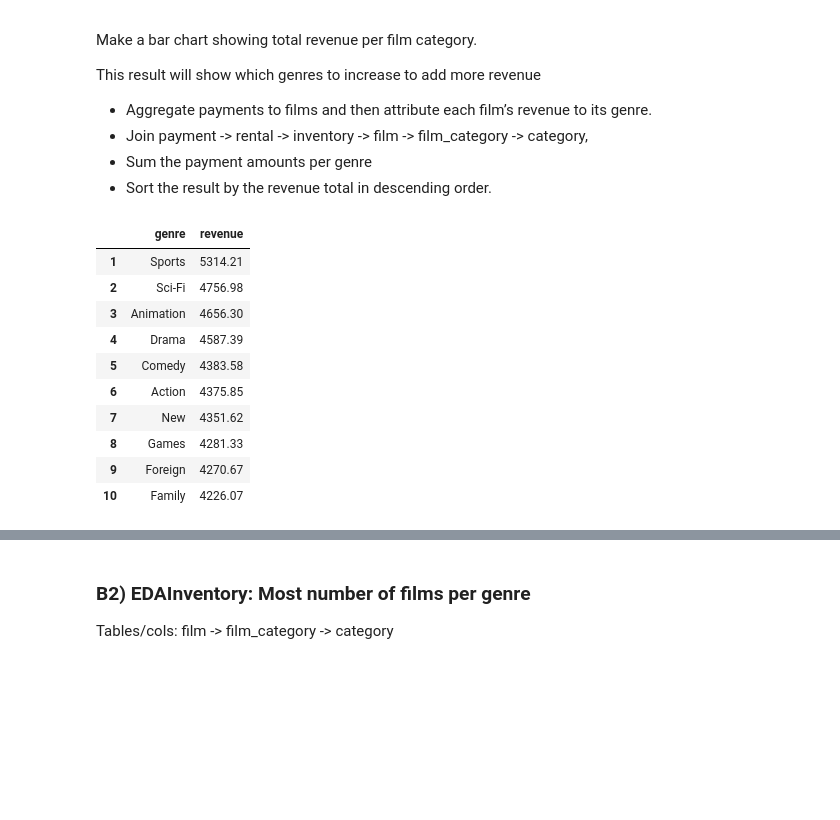
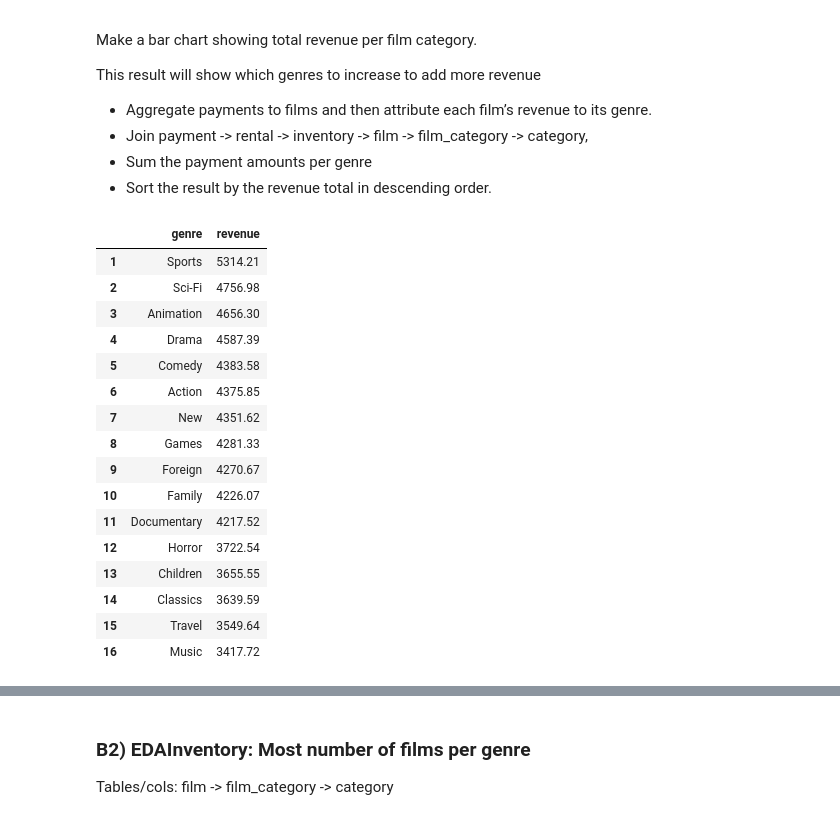
Before and after one commit to Akina-Aoki/sql_lab1_aira_franco, a Jupyter notebook: duckdb_pandas.ipynb, the cells around one changed output, grey strips where cells are left out. Drawn from its saved outputs; the diff is of its cells as text; code cells hidden in the pictures; blank space fills up the shorter version.

```diff
--- a/duckdb_pandas.ipynb
+++ b/duckdb_pandas.ipynb
@@ -761,30 +760,35 @@ This result will show which genres to increase to add more revenue
 # %%
 top_genre_revenue = duckdb.sql("""
 SELECT
     c.name AS genre,
     ROUND(SUM(p.amount), 2) AS revenue
 FROM payment p
 JOIN rental r ON p.rental_id = r.rental_id
 JOIN inventory i ON r.inventory_id = i.inventory_id
 JOIN film f ON i.film_id = f.film_id
 JOIN film_category fc ON fc.film_id = f.film_id
 JOIN category c ON c.category_id = fc.category_id
 GROUP BY c.name
-ORDER BY revenue DESC
-LIMIT 10;
+ORDER BY revenue DESC;
 """).df()
 
 top_genre_revenue.index = range(1, len(top_genre_revenue) + 1)
 top_genre_revenue
 # %% [output]
 |  | genre | revenue |
 | 1 | Sports | 5314.21 |
 | 2 | Sci-Fi | 4756.98 |
 | 3 | Animation | 4656.30 |
 | 4 | Drama | 4587.39 |
 | 5 | Comedy | 4383.58 |
 | 6 | Action | 4375.85 |
 | 7 | New | 4351.62 |
 | 8 | Games | 4281.33 |
 | 9 | Foreign | 4270.67 |
 | 10 | Family | 4226.07 |
+| 11 | Documentary | 4217.52 |
+| 12 | Horror | 3722.54 |
+| 13 | Children | 3655.55 |
+| 14 | Classics | 3639.59 |
+| 15 | Travel | 3549.64 |
+| 16 | Music | 3417.72 |
```
Also changed, not shown: parts of 4 cells of this notebook.
